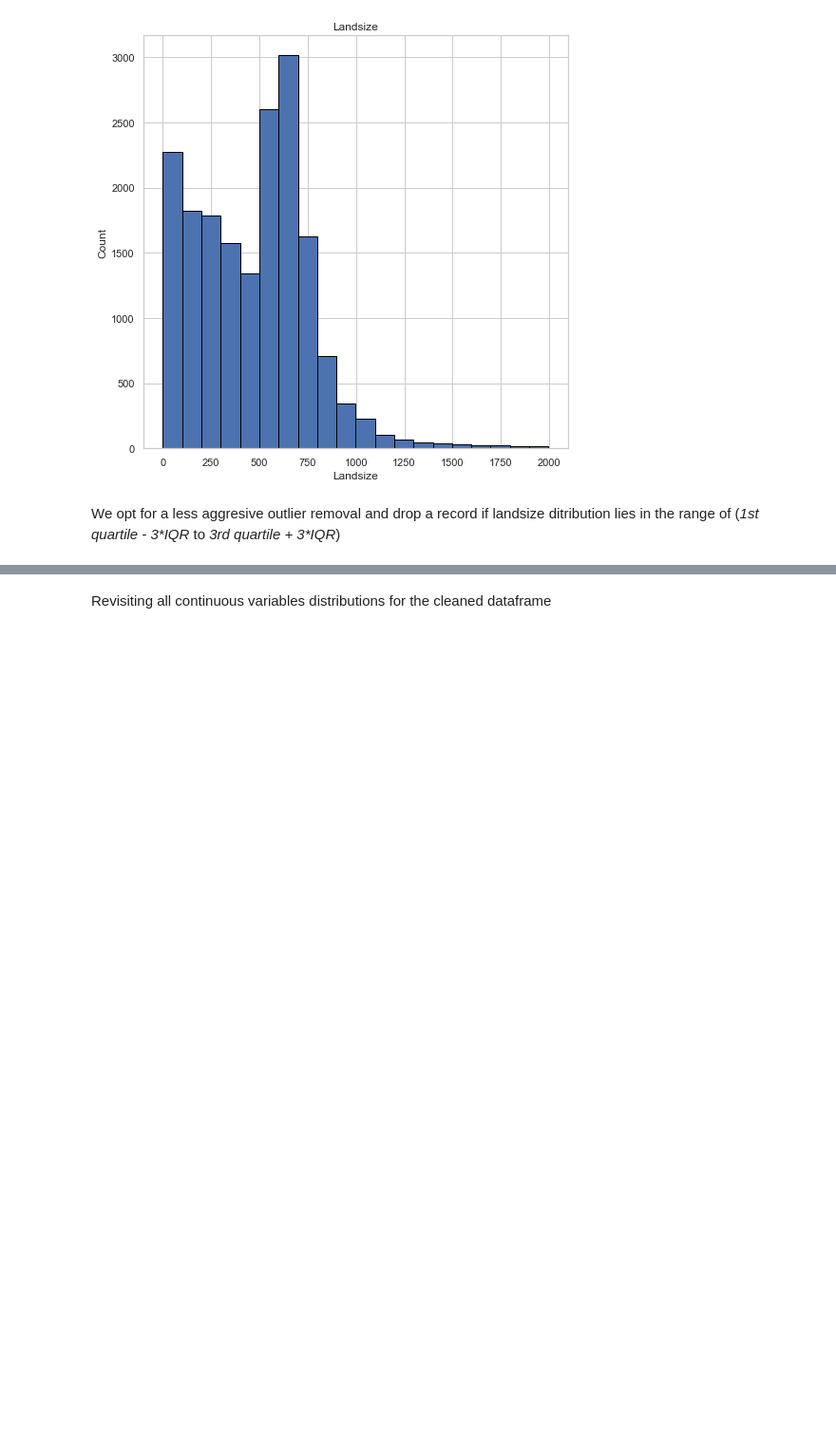
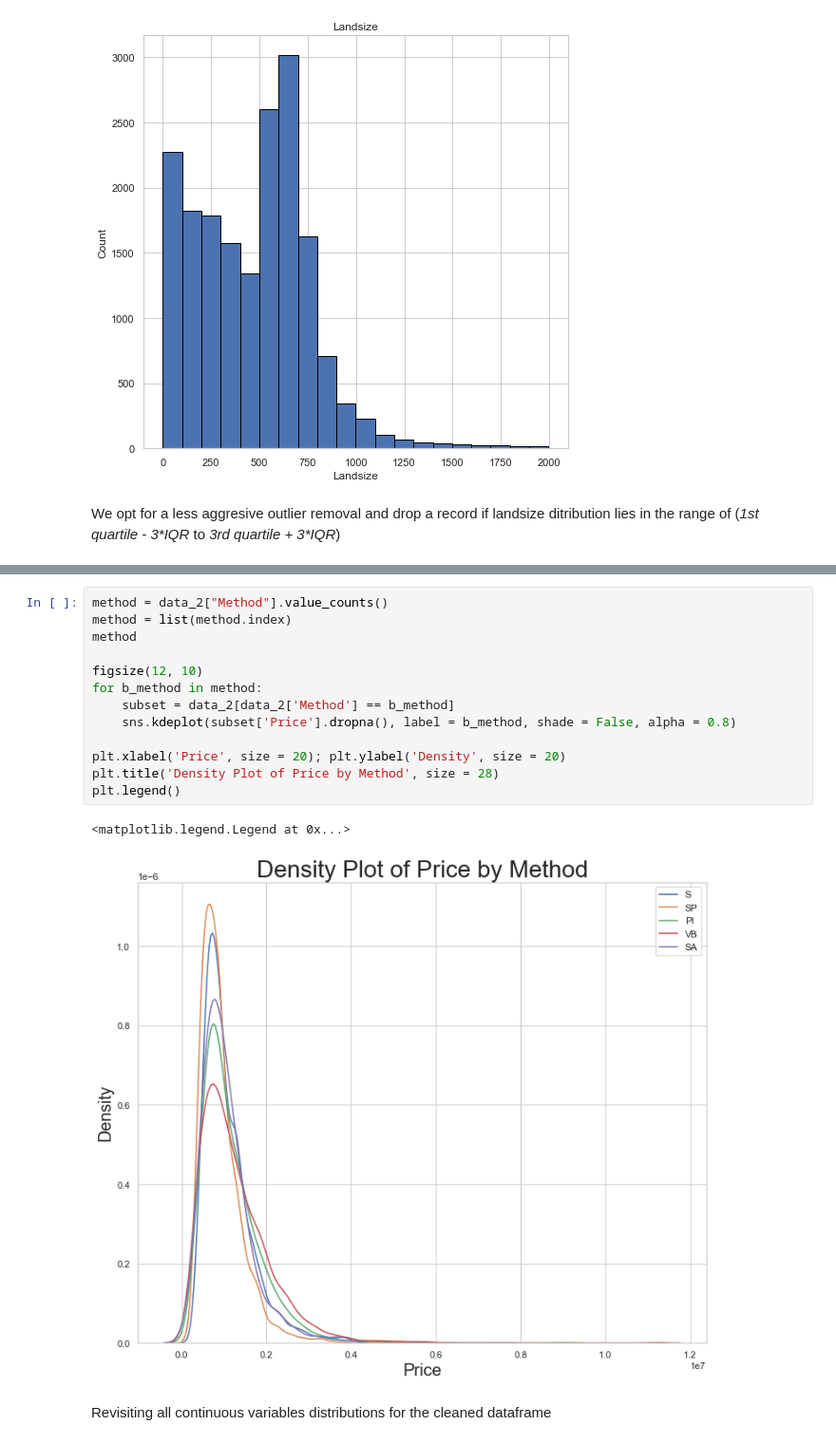
Before and after one commit to abhinav-sharma-6167/DS-Python-Project, a Jupyter notebook: Python Project - Melbourne Housing Analysis.ipynb, the cells around one changed output, grey strips where cells are left out. Shown at 95% size. Drawn from its saved outputs; the diff is of its cells as text; blank space fills up the shorter version.

```diff
--- a/Python Project - Melbourne Housing Analysis.ipynb
+++ b/Python Project - Melbourne Housing Analysis.ipynb
@@ -330,3 +349,19 @@ We opt for a less aggresive outlier removal and drop a record if landsize ditrib
+# %%
+method = data_2["Method"].value_counts()
+method = list(method.index)
+method
+
+figsize(12, 10)
+for b_method in method:
+    subset = data_2[data_2['Method'] == b_method]
+    sns.kdeplot(subset['Price'].dropna(), label = b_method, shade = False, alpha = 0.8)
+
+plt.xlabel('Price', size = 20); plt.ylabel('Density', size = 20)
+plt.title('Density Plot of Price by Method', size = 28)
+plt.legend()
+# %% [output]
+<matplotlib.legend.Legend at 0x...>
+[figure, added]
 # %% [markdown]
 Revisiting all continuous variables distributions for the cleaned dataframe
 # %%
```
Also changed, not shown: parts of 35 cells of this notebook.
